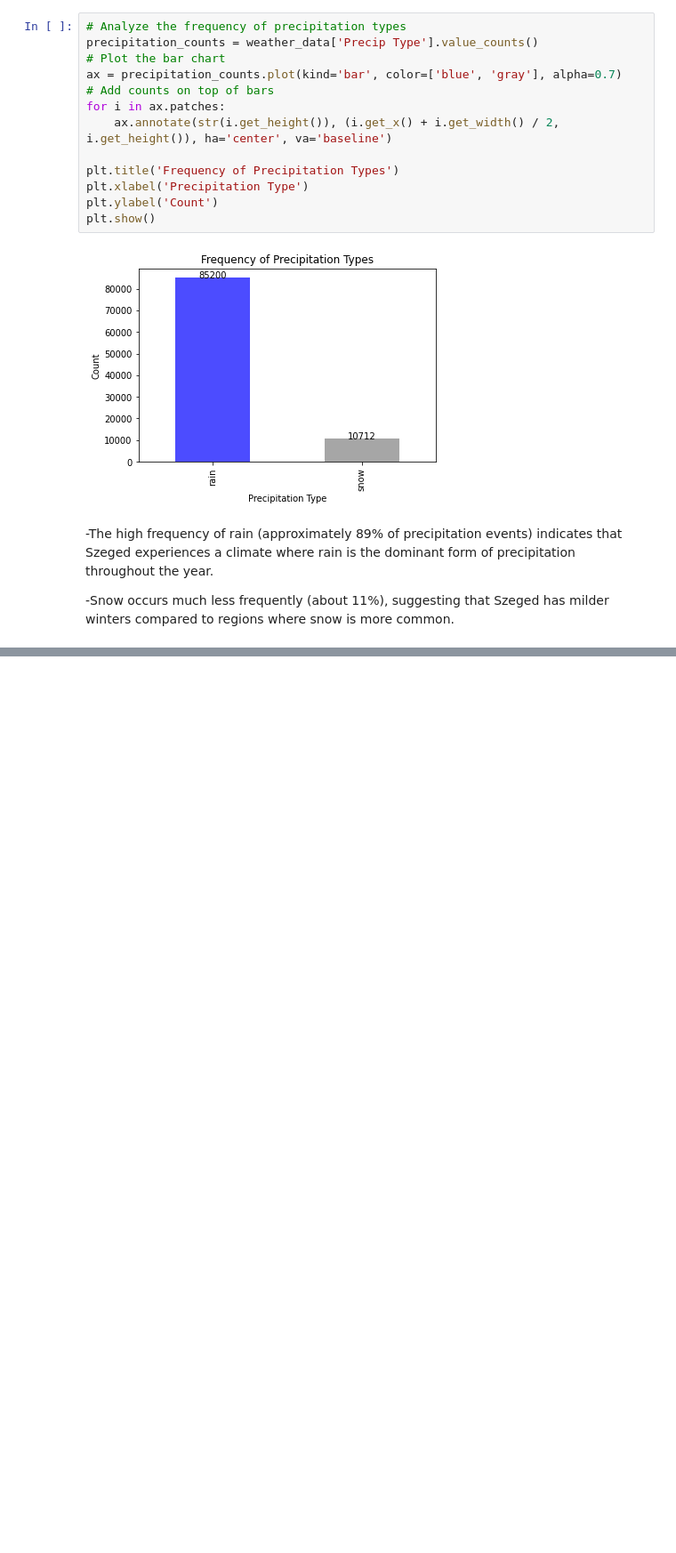
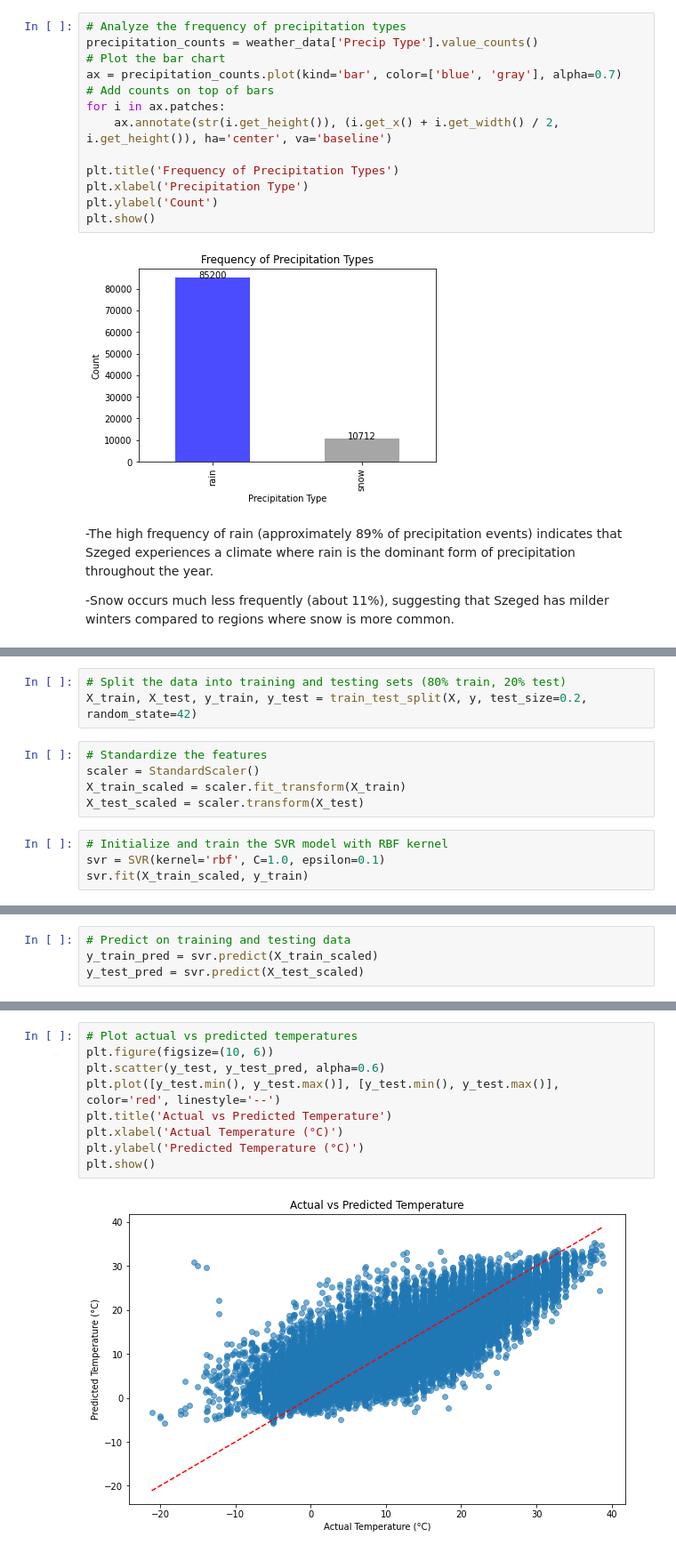
Before and after one commit to irelj001/ExploreAI_Regression_Project, a Jupyter notebook: project_notebook_eda.ipynb, the cells around one changed output, grey strips where cells are left out. Shown: that part at 89% size. Drawn from its saved outputs; the diff is of its cells as text; blank space fills up the shorter version.

Commit message:
Support Vector Regression Model

```diff
--- a/project_notebook_eda.ipynb
+++ b/project_notebook_eda.ipynb
@@ -243,0 +252,12 @@ plt.show()
+# %%
+# Split the data into training and testing sets (80% train, 20% test)
+X_train, X_test, y_train, y_test = train_test_split(X, y, test_size=0.2, random_state=42)
+# %%
+# Standardize the features
+scaler = StandardScaler()
+X_train_scaled = scaler.fit_transform(X_train)
+X_test_scaled = scaler.transform(X_test)
+# %%
+# Initialize and train the SVR model with RBF kernel
+svr = SVR(kernel='rbf', C=1.0, epsilon=0.1)
+svr.fit(X_train_scaled, y_train)
@@ -243,0 +266,4 @@ plt.show()
+# %%
+# Predict on training and testing data
+y_train_pred = svr.predict(X_train_scaled)
+y_test_pred = svr.predict(X_test_scaled)
@@ -243,0 +283,11 @@ plt.show()
+# %%
+# Plot actual vs predicted temperatures
+plt.figure(figsize=(10, 6))
+plt.scatter(y_test, y_test_pred, alpha=0.6)
+plt.plot([y_test.min(), y_test.max()], [y_test.min(), y_test.max()], color='red', linestyle='--')
+plt.title('Actual vs Predicted Temperature')
+plt.xlabel('Actual Temperature (°C)')
+plt.ylabel('Predicted Temperature (°C)')
+plt.show()
+# %% [output]
+[figure, added]
```
Also changed, not shown: parts of 8 cells of this notebook.
